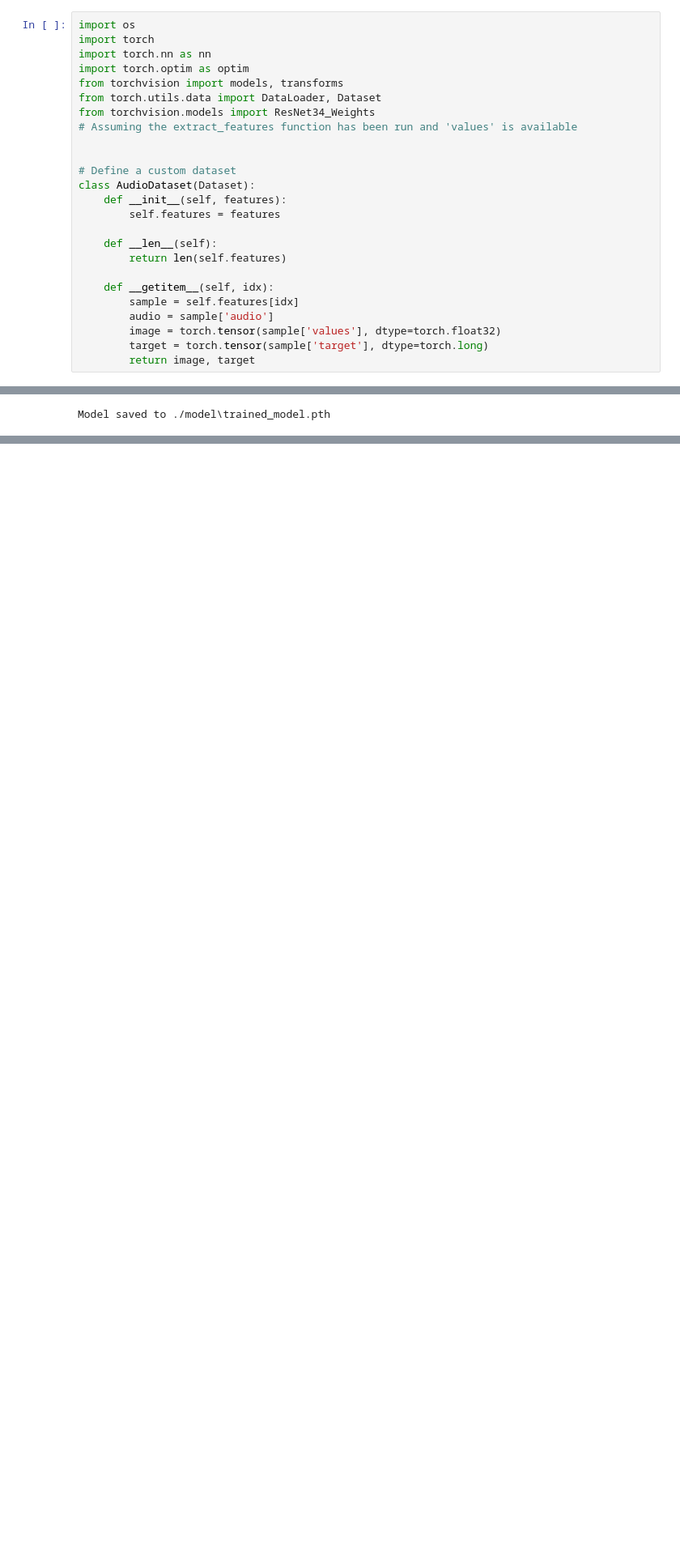
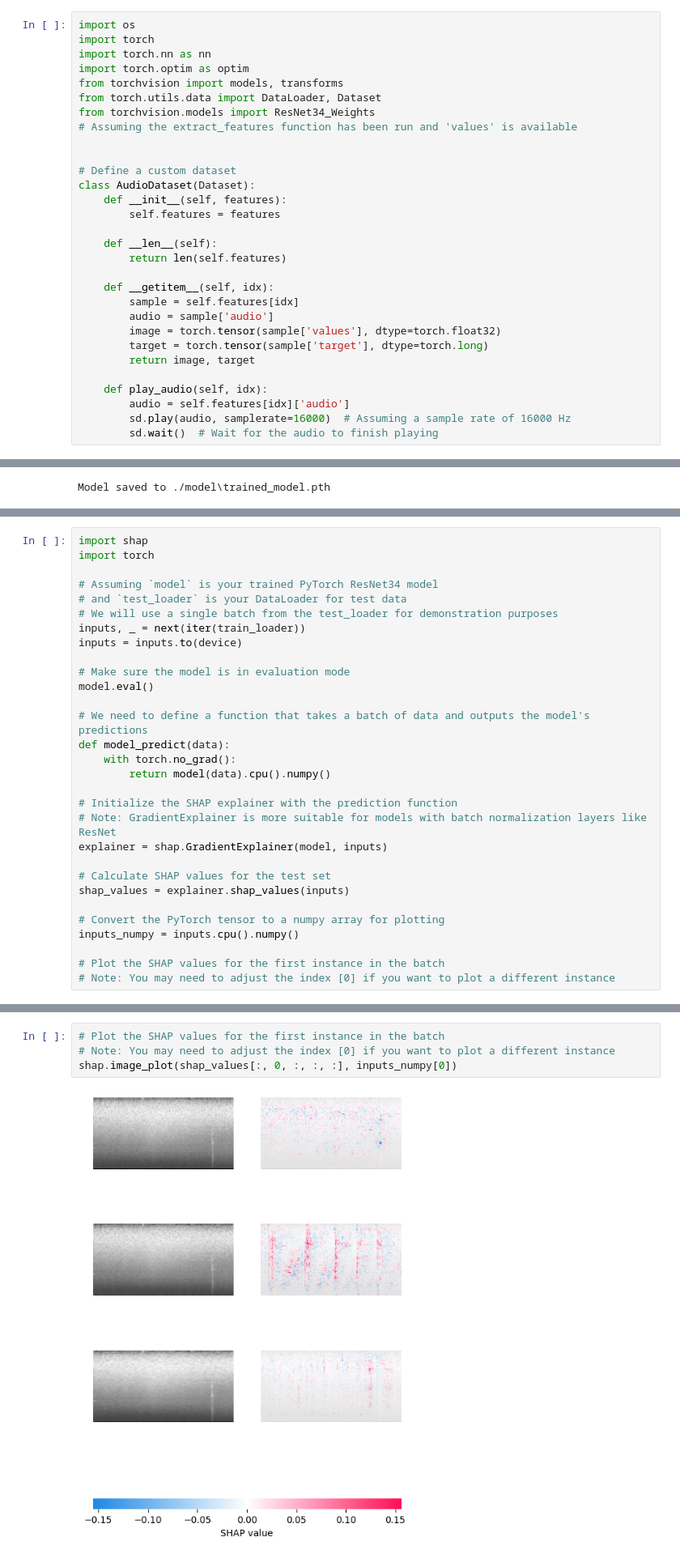
Before and after one commit to Niki9795/Philly-Codefest, a Jupyter notebook: models/draft2.ipynb, the cells around one changed output, grey strips where cells are left out. Shown: that part at 81% size. Drawn from its saved outputs; the diff is of its cells as text; blank space fills up the shorter version.

```diff
--- a/models/draft2.ipynb
+++ b/models/draft2.ipynb
@@ -270,6 +226,11 @@ class AudioDataset(Dataset):
         image = torch.tensor(sample['values'], dtype=torch.float32)
         target = torch.tensor(sample['target'], dtype=torch.long)
         return image, target
+
+    def play_audio(self, idx):
+        audio = self.features[idx]['audio']
+        sd.play(audio, samplerate=16000)  # Assuming a sample rate of 16000 Hz
+        sd.wait()  # Wait for the audio to finish playing
 # %%
 # Create the dataset and dataloader
 features = extract_features(df_train)
@@ -472,0 +430,30 @@ tensor([17,  6,  1, 19, 13, 19], device='cuda:0')
+# %%
+import shap
+import torch
+
+# Assuming `model` is your trained PyTorch ResNet34 model
+# and `test_loader` is your DataLoader for test data
+# We will use a single batch from the test_loader for demonstration purposes
+inputs, _ = next(iter(train_loader))
+inputs = inputs.to(device)
+
+# Make sure the model is in evaluation mode
+model.eval()
+
+# We need to define a function that takes a batch of data and outputs the model's predictions
+def model_predict(data):
+    with torch.no_grad():
+        return model(data).cpu().numpy()
+
+# Initialize the SHAP explainer with the prediction function
+# Note: GradientExplainer is more suitable for models with batch normalization layers like ResNet
+explainer = shap.GradientExplainer(model, inputs)
+
+# Calculate SHAP values for the test set
+shap_values = explainer.shap_values(inputs)
+
+# Convert the PyTorch tensor to a numpy array for plotting
+inputs_numpy = inputs.cpu().numpy()
+
+# Plot the SHAP values for the first instance in the batch
+# Note: You may need to adjust the index [0] if you want to plot a different instance
@@ -472,0 +516,6 @@ tensor([17,  6,  1, 19, 13, 19], device='cuda:0')
+# %%
+# Plot the SHAP values for the first instance in the batch
+# Note: You may need to adjust the index [0] if you want to plot a different instance
+shap.image_plot(shap_values[:, 0, :, :, :], inputs_numpy[0])
+# %% [output]
+[figure, added]
```
Also changed, not shown: parts of 20 cells of this notebook, 6 other files.
